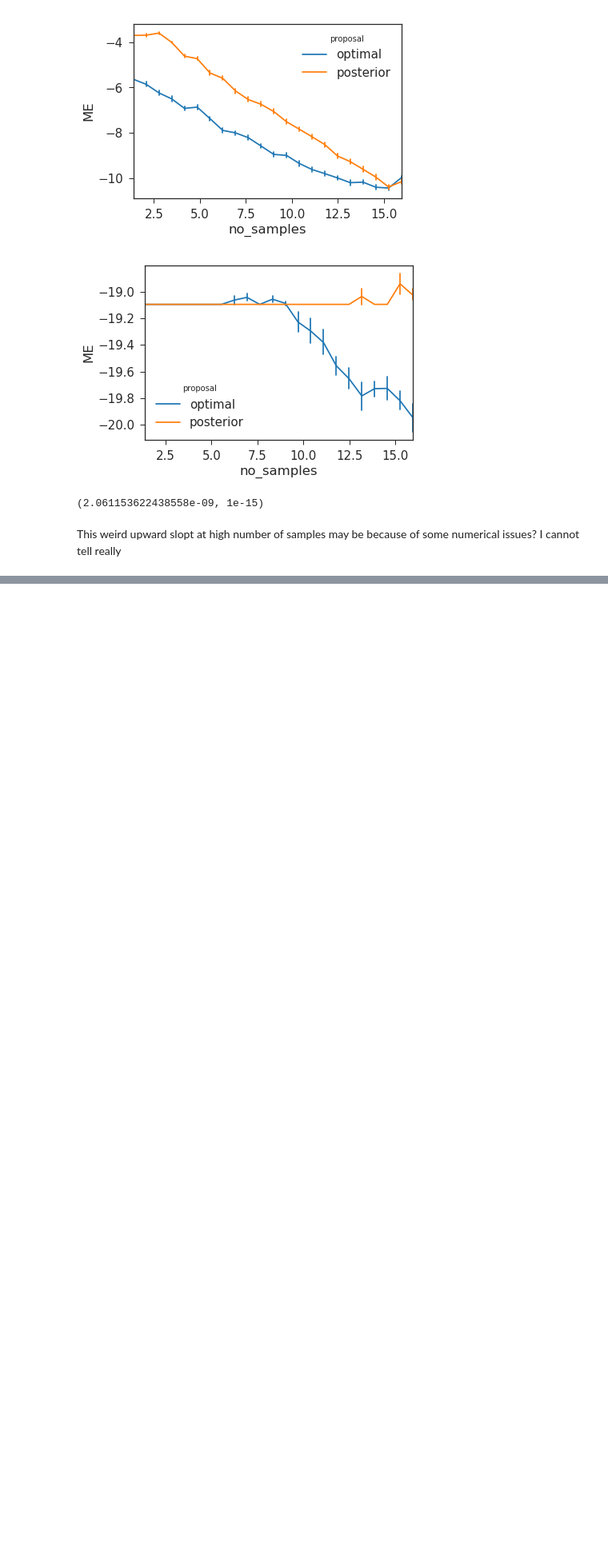
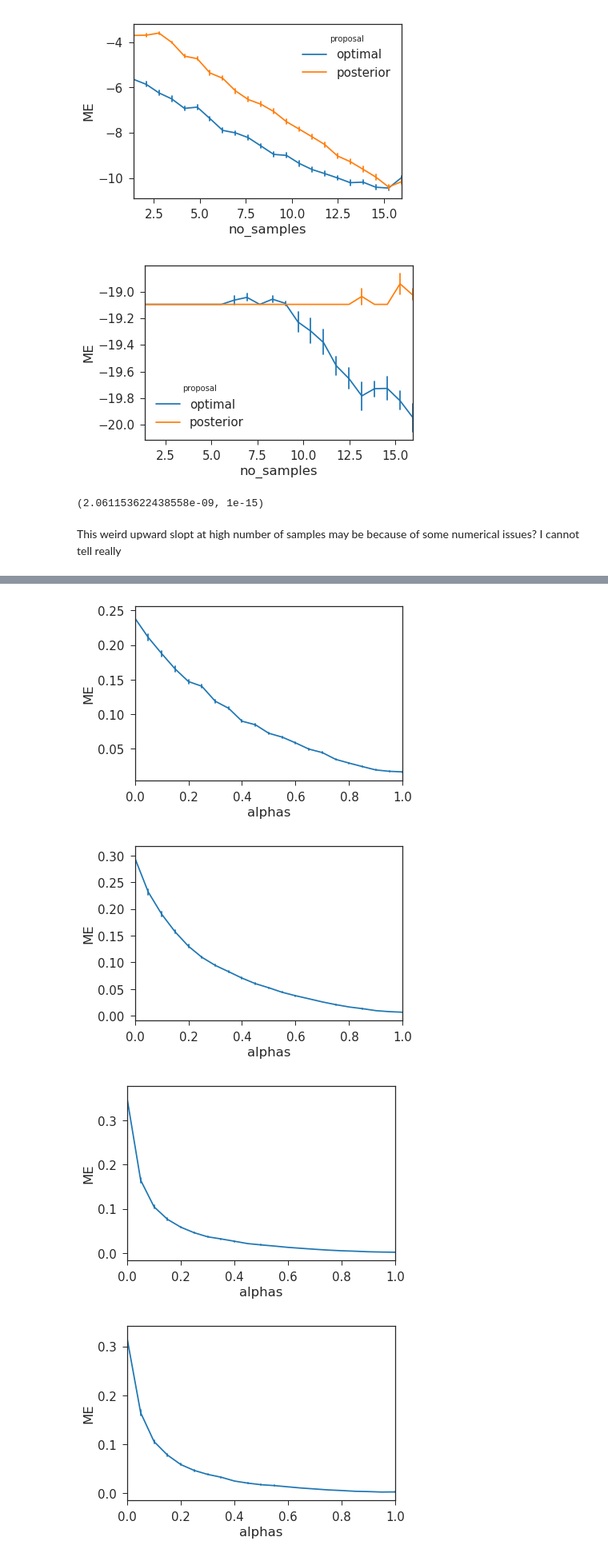
Before and after one commit to talesa/compiled-inference, a Jupyter notebook: notebooks/experiments-optimal-proposal-amortization.ipynb, the cells around one changed output, grey strips where cells are left out. Shown at 80% size. Cells and saved outputs as stored; diff of their text form; code cells hidden in the pictures; blank space fills up the shorter version.

```diff
--- a/notebooks/experiments-optimal-proposal-amortization.ipynb
+++ b/notebooks/experiments-optimal-proposal-amortization.ipynb
@@ -391,0 +485,71 @@ This weird upward slopt at high number of samples may be because of some numeric
+# %%
+from math import log
+
+y = tensor([[-1.1, 0.1, 1.1, 3.1, -2.1]], device='cuda').transpose(0,1)
+theta = torch.ones(5,1, device='cuda')
+theta = torch.arange(0,5, device='cuda').unsqueeze(1)
+theta = tensor([[0,1,2,3,3]], device='cuda', dtype=torch.float).transpose(0,1)
+
+q1_mean, q1_log_std, q2_mean, q2_log_std = q_net(torch.cat((y, theta), 1)).split(1, dim=1)
+q1_std, q2_std = q1_log_std.exp(), q2_log_std.exp()
+q1 = torch.distributions.Normal(q1_mean, q1_std)
+q2 = torch.distributions.Normal(q2_mean, q2_std)
+
+true_val = 1.-scipy.stats.norm.cdf(theta, loc=y/2, scale=1/np.sqrt(2))
+
+plot_ys = []
+
+no_samples = 2**6
+number_of_tries = 1000
+
+alphas = np.linspace(0, 1, 21)
+betas = 1 - alphas
+
+fn_error = lambda estimates: np.abs(estimates.cpu().data.numpy().astype(np.float64) - true_val)
+
+for alpha, beta in tqdm(list(zip(alphas,betas)), disable=False):
+    alpha = tensor(alpha, device='cuda', dtype=torch.float)
+    beta = tensor(beta, device='cuda', dtype=torch.float)
+    temp_ys = []
+
+    for _ in tqdm(range(number_of_tries), disable=True):
+        no_samples = int(no_samples)
+        samples_x_q1 = q1.sample((no_samples,))
+        samples_x_q2 = q2.sample((no_samples,))
+
+        shape = samples_x_q1.shape
+        yy = y.unsqueeze(0).expand(shape)
+
+        # estimate = (alpha*A + (1-alpha)*B)/(beta*C + (1-beta)*D)
+
+        p_xy_log_prob_q1 = p_xy_log_prob(samples_x_q1, yy)
+        p_xy_log_prob_q2 = p_xy_log_prob(samples_x_q2, yy)
+        log_prob_q1 = q1.log_prob(samples_x_q1)
+        log_prob_q2 = q2.log_prob(samples_x_q2)
+
+        logA = log_sum_exp(f(samples_x_q1, theta).log() + p_xy_log_prob_q1 - log_prob_q1, dim=0)
+        logB = log_sum_exp(f(samples_x_q2, theta).log() + p_xy_log_prob_q2 - log_prob_q2, dim=0)
+        logC = log_sum_exp(p_xy_log_prob_q1 - log_prob_q1, dim=0)
+        logD = log_sum_exp(p_xy_log_prob_q2 - log_prob_q2, dim=0)
+
+        estimates =   ((alpha.log() + logA).exp() + ((1-alpha).log() + logB).exp())\
+                    / ((beta.log()  + logC).exp() + ((1-beta).log()  + logD).exp())
+
+        temp_ys.append(fn_error(estimates))
+
+    plot_ys.append(temp_ys)
+
+plot_ys = np.array(plot_ys)
+
+data = create_data2(plot_ys.transpose((2, 0, 1, 3)))
+
+for i in range(5):
+    sns.tsplot(data=data[data['experiment']==i],
+               time="alphas", unit="run_no", value="ME", #condition="proposal",
+               err_style="ci_bars")
+    plt.show()
+# %% [output]
+[figure, added]
+[figure, added]
+[figure, added]
+[figure, added]
```
Also changed, not shown: parts of 19 cells of this notebook.
